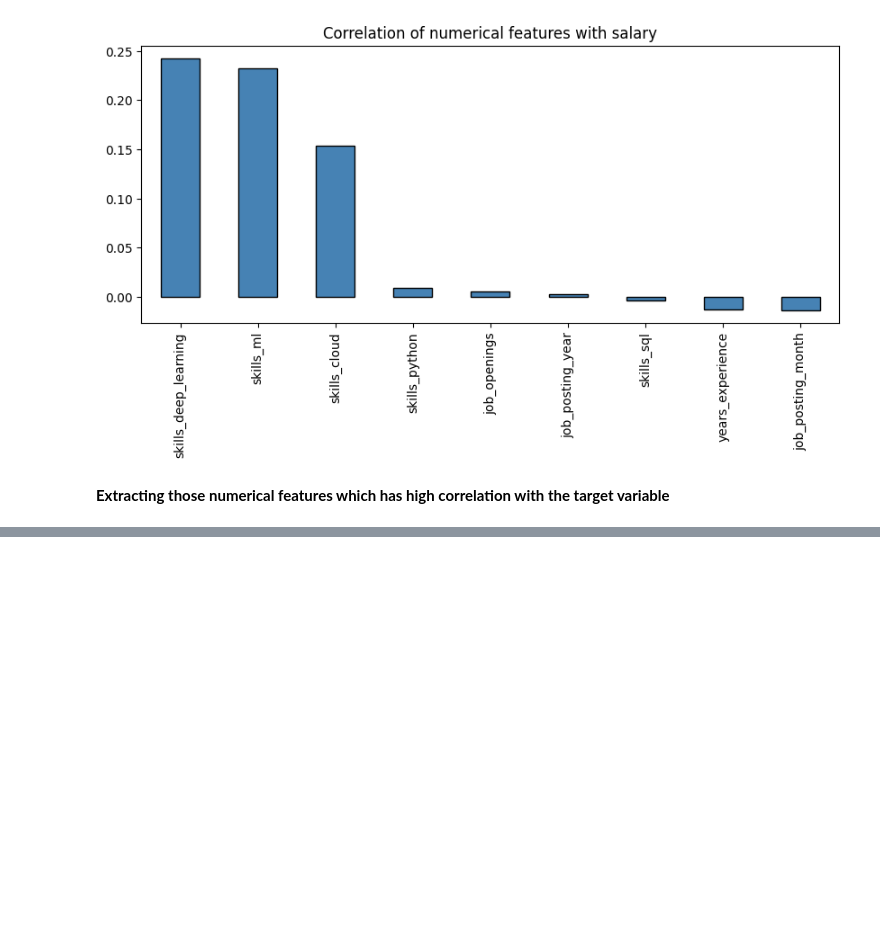
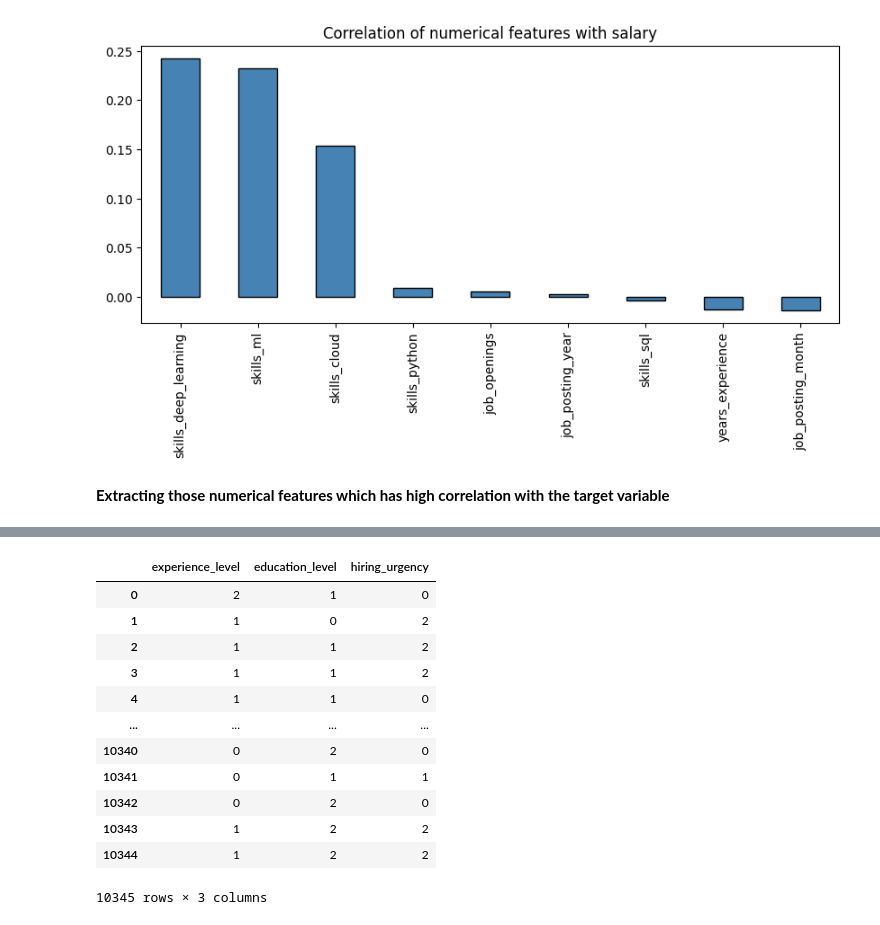
Before and after one commit to AsokTamang/Data_science, a Jupyter notebook: notebook/EDA.ipynb, the cells around one changed output, grey strips where cells are left out. Saved outputs shown, nothing was run; the diff lists cells and outputs as text; code cells hidden in the pictures; blank space fills up the shorter version.

```diff
--- a/notebook/EDA.ipynb
+++ b/notebook/EDA.ipynb
@@ -253,0 +310,37 @@ strong_numeric_features
+# %%
+experience_level_map = {
+    'Entry': 0,      # logical order: Entry → Mid → Senior
+    'Mid': 1,
+    'Senior': 2
+}
+
+education_level_map = {
+    'Bachelor': 0,   # logical order: Bachelor → Master → PhD
+    'Master': 1,
+    'PhD': 2
+}
+
+hiring_urgency_map = {
+    'Low': 0,        # logical order: Low → Medium → High
+    'Medium': 1,
+    'High': 2
+}
+X_ordinal_encoded = df[ordinal_categorical_features].copy()
+X_ordinal_encoded['experience_level']  = df['experience_level'].map(experience_level_map)
+X_ordinal_encoded['education_level']   = df['education_level'].map(education_level_map)
+X_ordinal_encoded['hiring_urgency']    = df['hiring_urgency'].map(hiring_urgency_map)
+X_ordinal_encoded
+# %% [output]
+|  | experience_level | education_level | hiring_urgency |
+| 0 | 2 | 1 | 0 |
+| 1 | 1 | 0 | 2 |
+| 2 | 1 | 1 | 2 |
+| 3 | 1 | 1 | 2 |
+| 4 | 1 | 1 | 0 |
+| ... | ... | ... | ... |
+| 10340 | 0 | 2 | 0 |
+| 10341 | 0 | 1 | 1 |
+| 10342 | 0 | 2 | 0 |
+| 10343 | 1 | 2 | 2 |
+| 10344 | 1 | 2 | 2 |
+10345 rows × 3 columns
```
Also changed, not shown: parts of 18 cells of this notebook.
